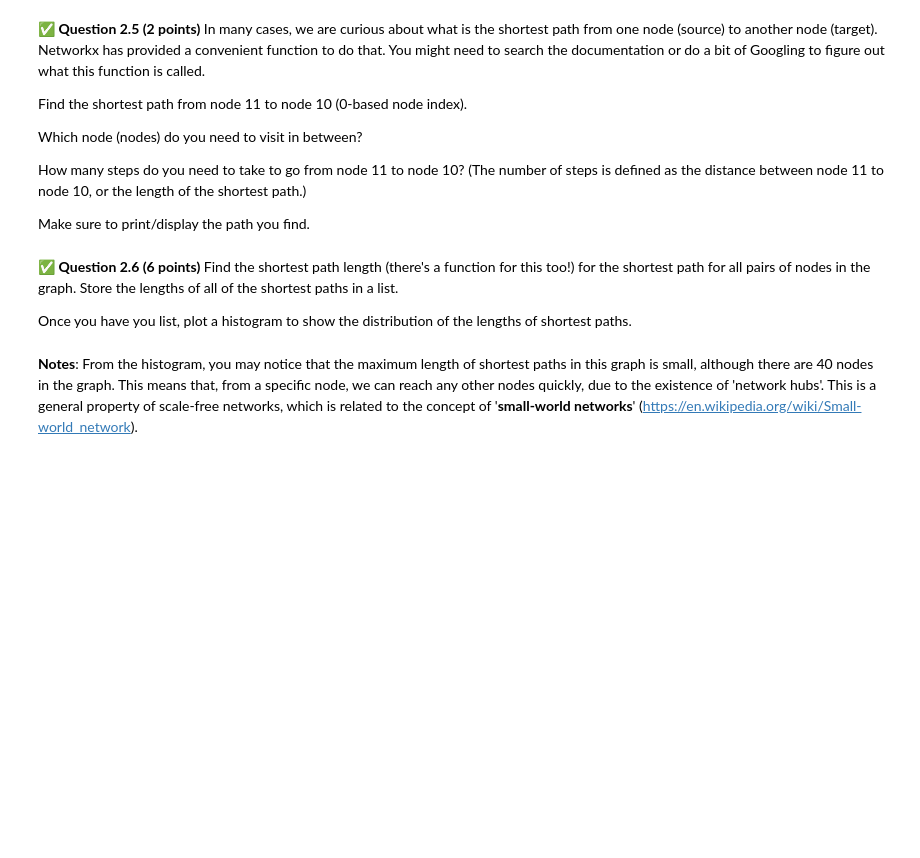
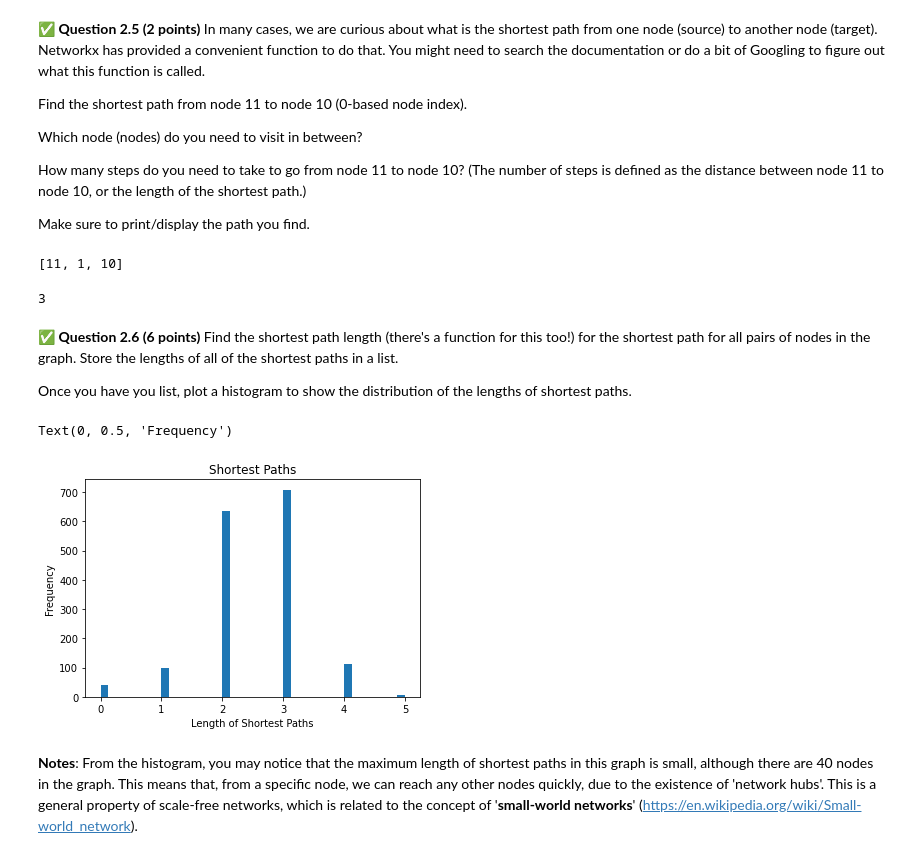
Before and after one commit to austynoberlin/cmse202-s21-turnin, a Jupyter notebook: hw-04/HW-04_graph_regression-STUDENT.ipynb, the cells around one changed output. Cells and saved outputs as stored; diff of their text form; code cells hidden in the pictures; blank space fills up the shorter version.

```diff
--- a/hw-04/HW-04_graph_regression-STUDENT.ipynb
+++ b/hw-04/HW-04_graph_regression-STUDENT.ipynb
@@ -98,3 +143,12 @@ Make sure to print/display the path you find.
+# %%
+# Put your code here:
+nx.path_graph(G)
+path = nx.dijkstra_path(G, 11, 10)
+print(path)
+len(path)
+# %% [output]
+[11, 1, 10]
+3
 # %% [markdown]
 &#9989;  **Question 2.6 (6 points)** Find the shortest path length (there's a function for this too!) for the shortest path for all pairs of nodes in the graph. Store the lengths of all of the shortest paths in a list.
 
@@ -104,3 +156,21 @@ Once you have you list, plot a histogram to show the distribution of the lengths
+# %%
+# Put your answer here:
+nx.path_graph(G)
+all_path = dict(nx.shortest_path_length(G))
+length_all = []
+for key in all_path.keys():
+    val = all_path[key]
+    for x in val.keys():
+        num = val[x]
+        length_all.append(num)
+length_all
+plt.hist(length_all, bins = 40)
+plt.title('Shortest Paths')
+plt.xlabel('Length of Shortest Paths')
+plt.ylabel('Frequency')
+# %% [output]
+Text(0, 0.5, 'Frequency')
+[figure, added]
 # %% [markdown]
 **Notes**: From the histogram, you may notice that the maximum length of shortest paths in this graph is small, although there are 40 nodes in the graph. This means that, from a specific node, we can reach any other nodes quickly, due to the existence of 'network hubs'. This is a general property of scale-free networks, which is related to the concept of '**small-world networks**' (https://en.wikipedia.org/wiki/Small-world_network).
 # %% [markdown]
```
Also changed, not shown: parts of 15 cells of this notebook.
